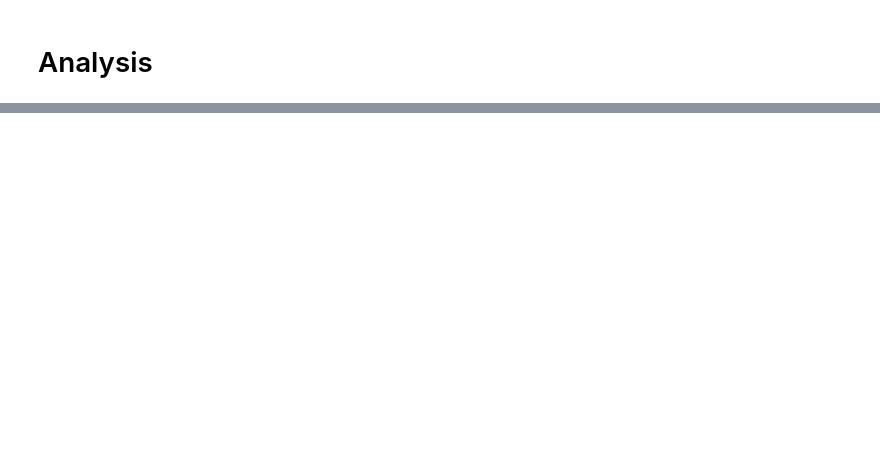
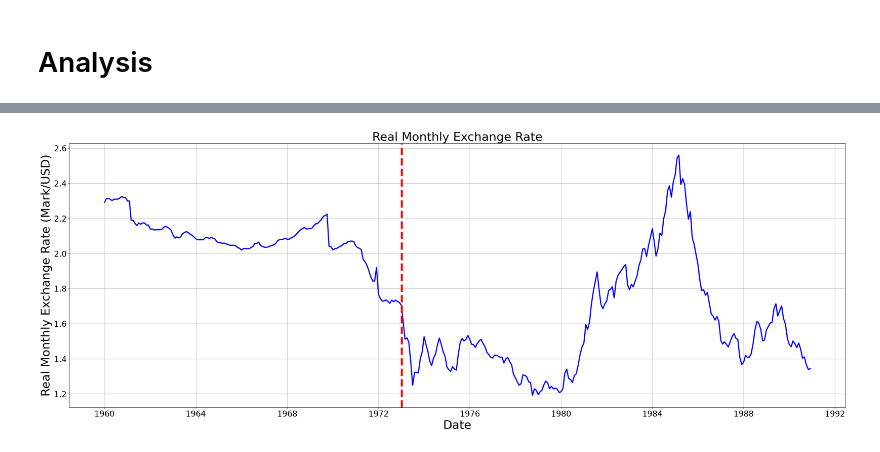
Before and after one commit to Nayrbnat/EC1B1-Coursework, a Jupyter notebook: EC1B1 Coursework.ipynb, the cells around one changed output, grey strips where cells are left out. Saved outputs shown, nothing was run; the diff lists cells and outputs as text; code cells hidden in the pictures; blank space fills up the shorter version.

```diff
--- a/EC1B1 Coursework.ipynb
+++ b/EC1B1 Coursework.ipynb
@@ -184,0 +341,20 @@ interpolate_missing_data(df_modified_usa)
+# %%
+#Plot a time series graph of the real exchange rate level of your country, versus the US dollar.
+
+plt.figure(figsize=(35, 12))
+plt.plot(df_edited_germany.index, df_edited_germany['Real_Monthly_Exchange_Rate'], marker='', linestyle='-', color='b', linewidth=3)
+
+
+
+plt.title('Real Monthly Exchange Rate', size=(30))
+plt.xlabel('Date', size=(30))
+plt.ylabel('Real Monthly Exchange Rate (Mark/USD)', size=(30))
+plt.grid(True)
+plt.xticks(size=(20))
+plt.yticks(size=(20))
+
+plt.axvline(x=1100, color='red', linestyle='dashed', linewidth=5)
+
+plt.show()
+# %% [output]
+[figure, added]
```
Also changed, not shown: parts of 34 cells of this notebook.
